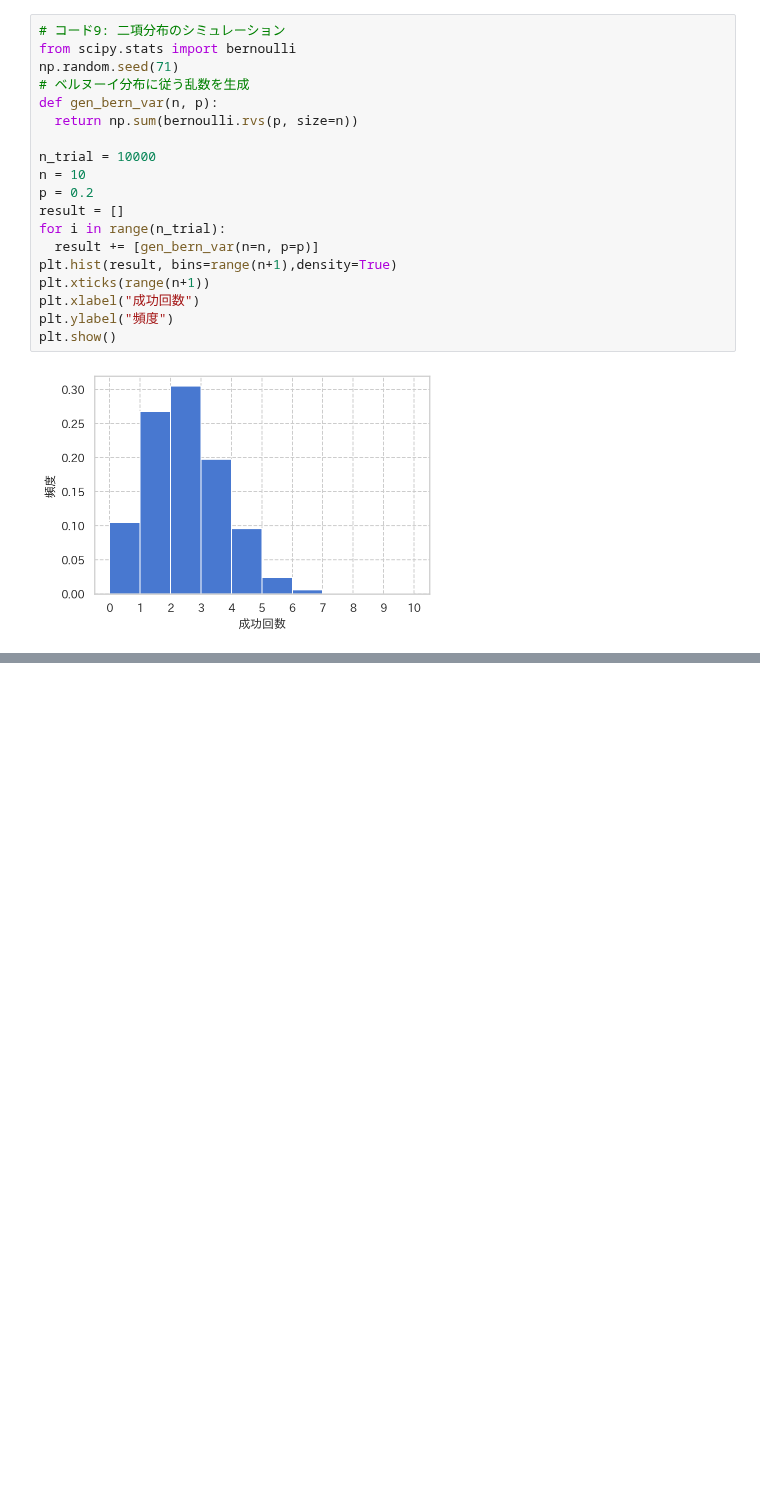
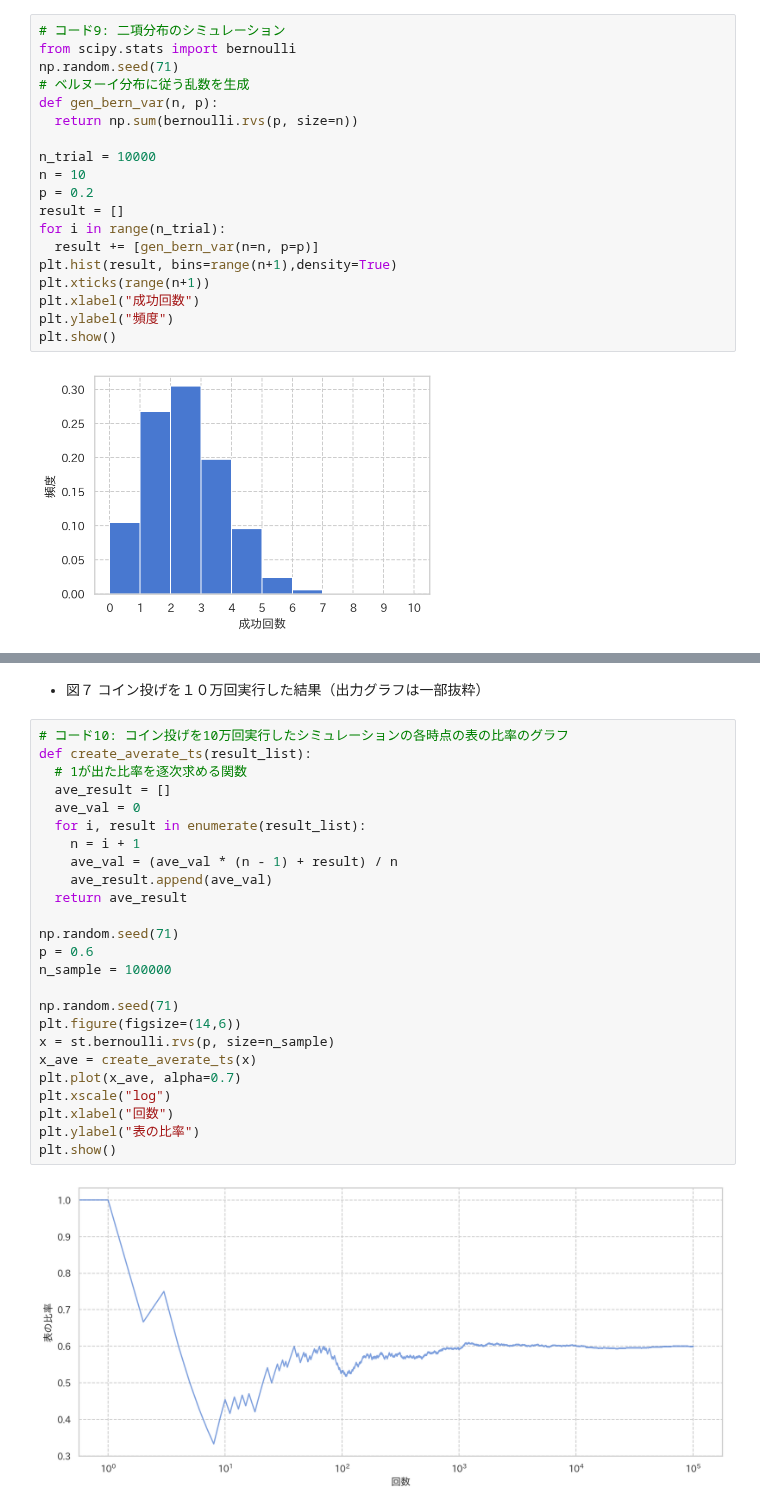
Before and after one commit to zfukuoka/Copying_a_sutra, a Jupyter notebook: SoftwareDesign202010_01/SoftwareDesign202010_0103.ipynb, the cells around one changed output, grey strips where cells are left out. Cells and saved outputs as stored; diff of their text form; blank space fills up the shorter version.

```diff
--- a/SoftwareDesign202010_01/SoftwareDesign202010_0103.ipynb
+++ b/SoftwareDesign202010_01/SoftwareDesign202010_0103.ipynb
@@ -151,0 +211,29 @@ plt.show()
+# %% [markdown]
+* 図７ コイン投げを１０万回実行した結果（出力グラフは一部抜粋）
+# %%
+# コード10: コイン投げを10万回実行したシミュレーションの各時点の表の比率のグラフ
+def create_averate_ts(result_list):
+  # 1が出た比率を逐次求める関数
+  ave_result = []
+  ave_val = 0
+  for i, result in enumerate(result_list):
+    n = i + 1
+    ave_val = (ave_val * (n - 1) + result) / n
+    ave_result.append(ave_val)
+  return ave_result
+
+np.random.seed(71)
+p = 0.6
+n_sample = 100000
+
+np.random.seed(71)
+plt.figure(figsize=(14,6))
+x = st.bernoulli.rvs(p, size=n_sample)
+x_ave = create_averate_ts(x)
+plt.plot(x_ave, alpha=0.7)
+plt.xscale("log")
+plt.xlabel("回数")
+plt.ylabel("表の比率")
+plt.show()
+# %% [output]
+[figure, added]
```
Also changed, not shown: parts of 9 cells of this notebook.
